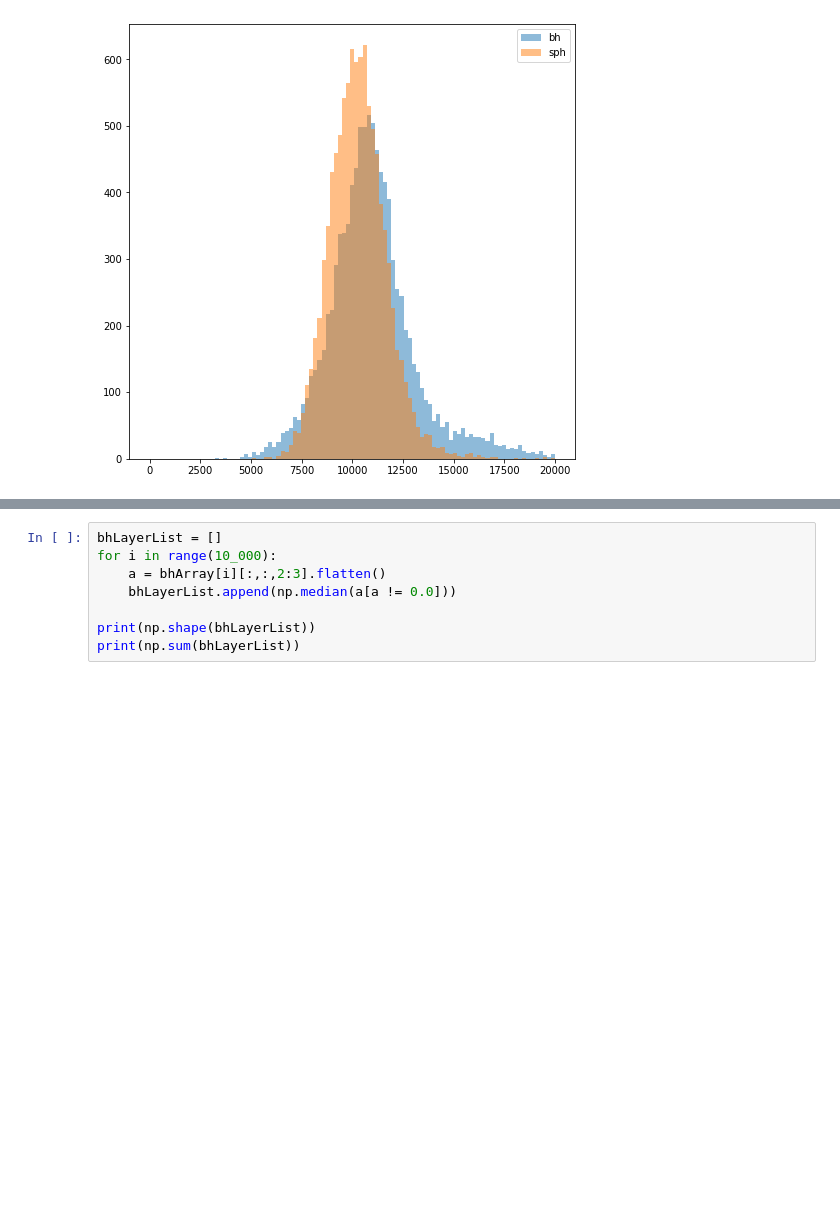
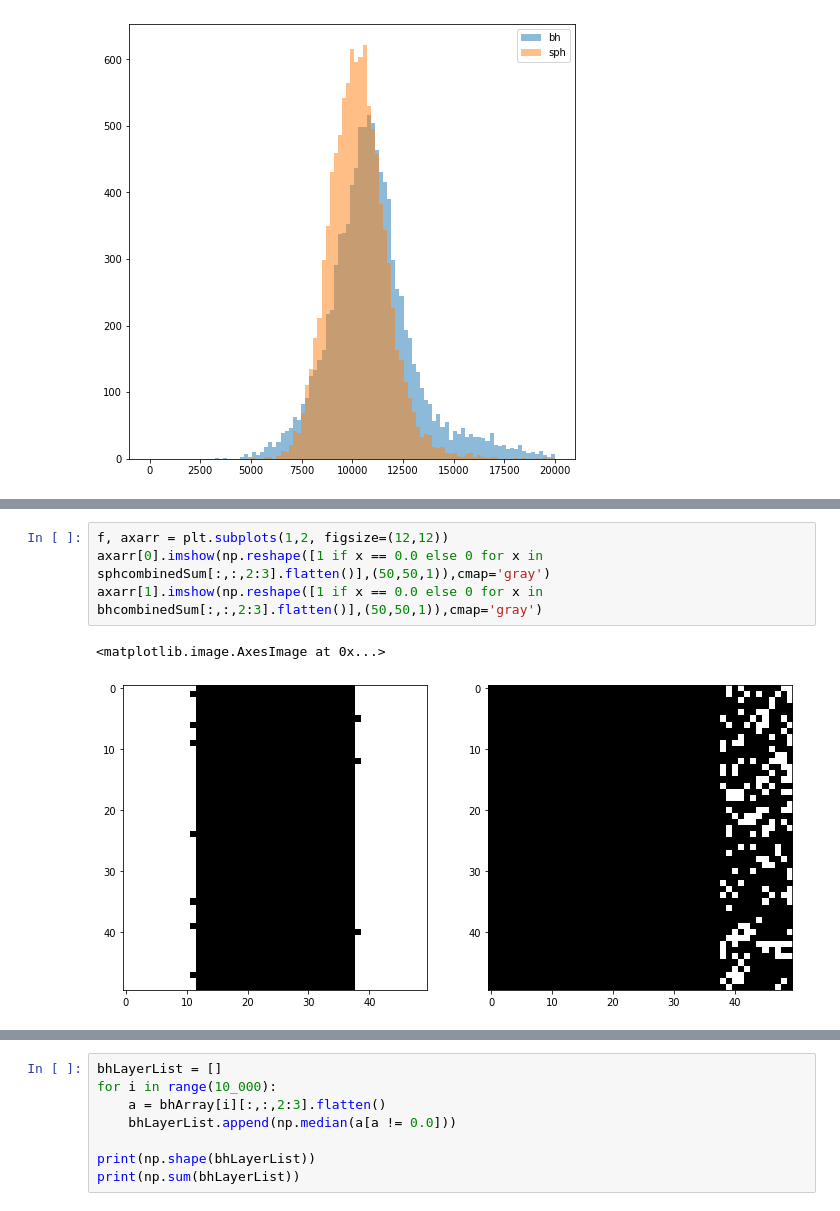
Before and after one commit to 591291-hvl/Bachelor, a Jupyter notebook: Code/notebooks/Tester/heatmap.ipynb, the cells around one changed output, grey strips where cells are left out. Saved outputs shown, nothing was run; the diff lists cells and outputs as text; blank space fills up the shorter version.

```diff
--- a/Code/notebooks/Tester/heatmap.ipynb
+++ b/Code/notebooks/Tester/heatmap.ipynb
@@ -202,0 +213,7 @@ plt.show()
+# %%
+f, axarr = plt.subplots(1,2, figsize=(12,12))
+axarr[0].imshow(np.reshape([1 if x == 0.0 else 0 for x in sphcombinedSum[:,:,2:3].flatten()],(50,50,1)),cmap='gray')
+axarr[1].imshow(np.reshape([1 if x == 0.0 else 0 for x in bhcombinedSum[:,:,2:3].flatten()],(50,50,1)),cmap='gray')
+# %% [output]
+<matplotlib.image.AxesImage at 0x...>
+[figure, added]
```
Also changed, not shown: parts of 9 cells of this notebook.
